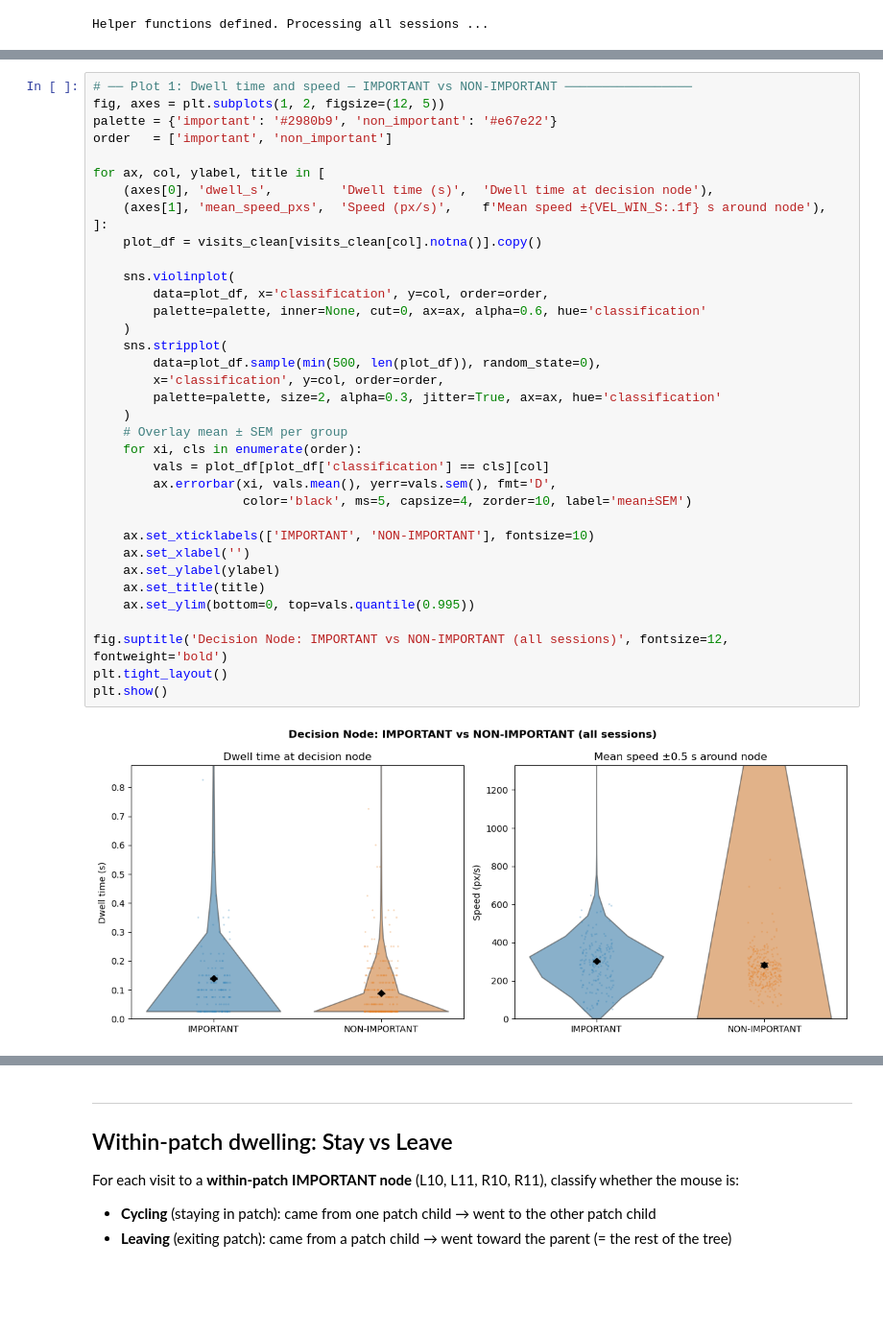
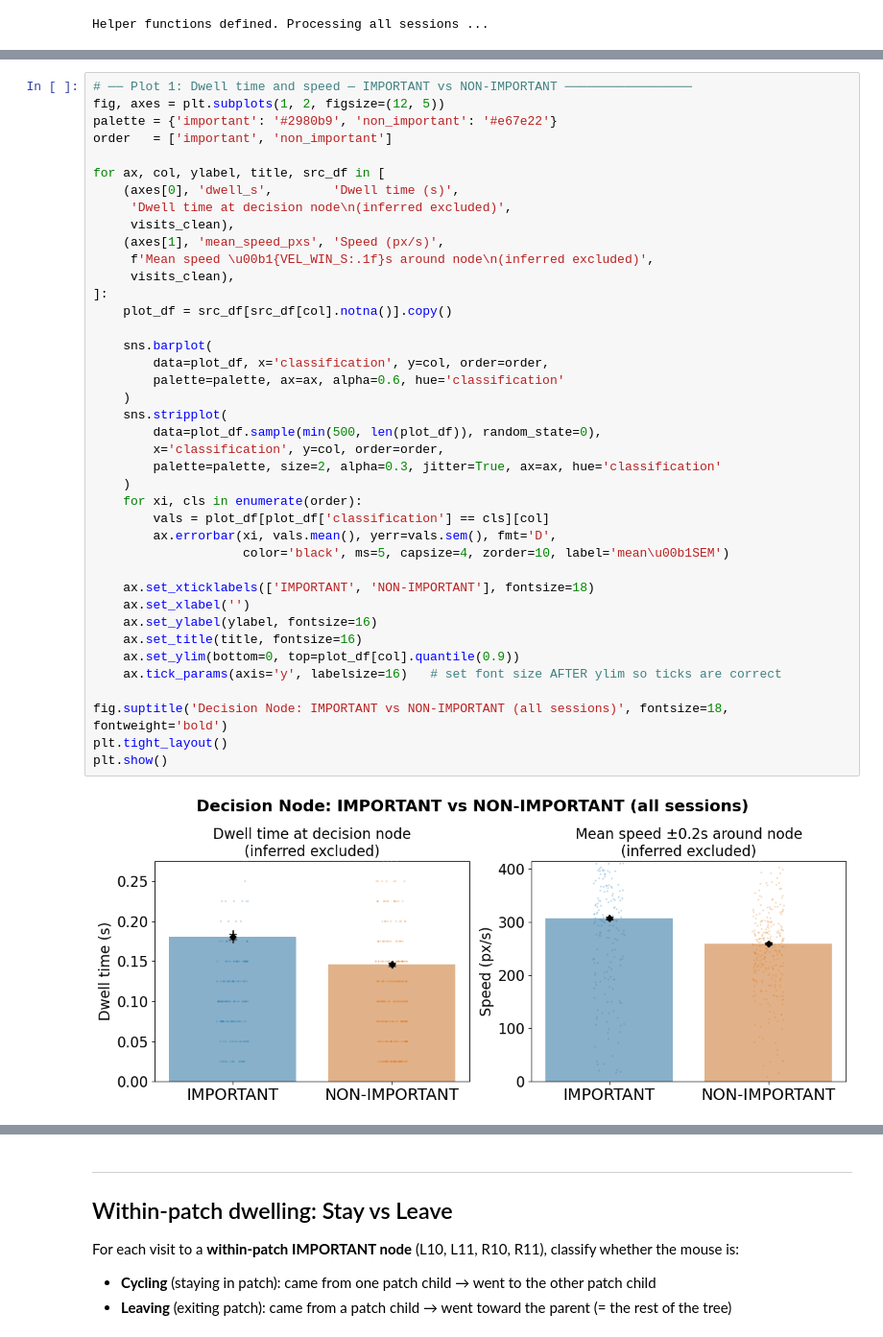
Before and after one commit to AlmogMeir/NaviGraph, a Jupyter notebook: examples/dual_root_tree/decision_point_velocity_analysis.ipynb, the cells around one changed output, grey strips where cells are left out. Shown at 96% size. Cells and saved outputs as stored; diff of their text form; blank space fills up the shorter version.

```diff
--- a/examples/dual_root_tree/decision_point_velocity_analysis.ipynb
+++ b/examples/dual_root_tree/decision_point_velocity_analysis.ipynb
@@ -713,41 +922,45 @@ for col, lbl in [('dwell_s', 'Dwell time'), ('mean_speed_pxs', 'Speed')]:
 # %%
 # ── Plot 1: Dwell time and speed — IMPORTANT vs NON-IMPORTANT ─────────────────
 fig, axes = plt.subplots(1, 2, figsize=(12, 5))
 palette = {'important': '#2980b9', 'non_important': '#e67e22'}
 order   = ['important', 'non_important']
 
-for ax, col, ylabel, title in [
-    (axes[0], 'dwell_s',         'Dwell time (s)',  'Dwell time at decision node'),
-    (axes[1], 'mean_speed_pxs',  'Speed (px/s)',    f'Mean speed ±{VEL_WIN_S:.1f} s around node'),
+for ax, col, ylabel, title, src_df in [
+    (axes[0], 'dwell_s',        'Dwell time (s)',
+     'Dwell time at decision node\n(inferred excluded)',
+     visits_clean),
+    (axes[1], 'mean_speed_pxs', 'Speed (px/s)',
+     f'Mean speed \u00b1{VEL_WIN_S:.1f}s around node\n(inferred excluded)',
+     visits_clean),
 ]:
-    plot_df = visits_clean[visits_clean[col].notna()].copy()
+    plot_df = src_df[src_df[col].notna()].copy()
 
-    sns.violinplot(
+    sns.barplot(
         data=plot_df, x='classification', y=col, order=order,
-        palette=palette, inner=None, cut=0, ax=ax, alpha=0.6, hue='classification'
+        palette=palette, ax=ax, alpha=0.6, hue='classification'
     )
     sns.stripplot(
         data=plot_df.sample(min(500, len(plot_df)), random_state=0),
         x='classification', y=col, order=order,
         palette=palette, size=2, alpha=0.3, jitter=True, ax=ax, hue='classification'
     )
-    # Overlay mean ± SEM per group
     for xi, cls in enumerate(order):
         vals = plot_df[plot_df['classification'] == cls][col]
         ax.errorbar(xi, vals.mean(), yerr=vals.sem(), fmt='D',
-                    color='black', ms=5, capsize=4, zorder=10, label='mean±SEM')
+                    color='black', ms=5, capsize=4, zorder=10, label='mean\u00b1SEM')
 
-    ax.set_xticklabels(['IMPORTANT', 'NON-IMPORTANT'], fontsize=10)
+    ax.set_xticklabels(['IMPORTANT', 'NON-IMPORTANT'], fontsize=18)
     ax.set_xlabel('')
-    ax.set_ylabel(ylabel)
-    ax.set_title(title)
-    ax.set_ylim(bottom=0, top=vals.quantile(0.995))
+    ax.set_ylabel(ylabel, fontsize=16)
+    ax.set_title(title, fontsize=16)
+    ax.set_ylim(bottom=0, top=plot_df[col].quantile(0.9))
+    ax.tick_params(axis='y', labelsize=16)   # set font size AFTER ylim so ticks are correct
 
-fig.suptitle('Decision Node: IMPORTANT vs NON-IMPORTANT (all sessions)', fontsize=12, fontweight='bold')
+fig.suptitle('Decision Node: IMPORTANT vs NON-IMPORTANT (all sessions)', fontsize=18, fontweight='bold')
 plt.tight_layout()
 plt.show()
 # %% [output]
-[figure, old version]
+[figure, new version]
 # %%
 # ── Plot: Inferred vs real split — artifact check ──────────────────────────────
 # Uses the full `visits` (before inferred exclusion) to show the artifact.
```
Also changed, not shown: parts of 26 cells of this notebook, 10 other files.
